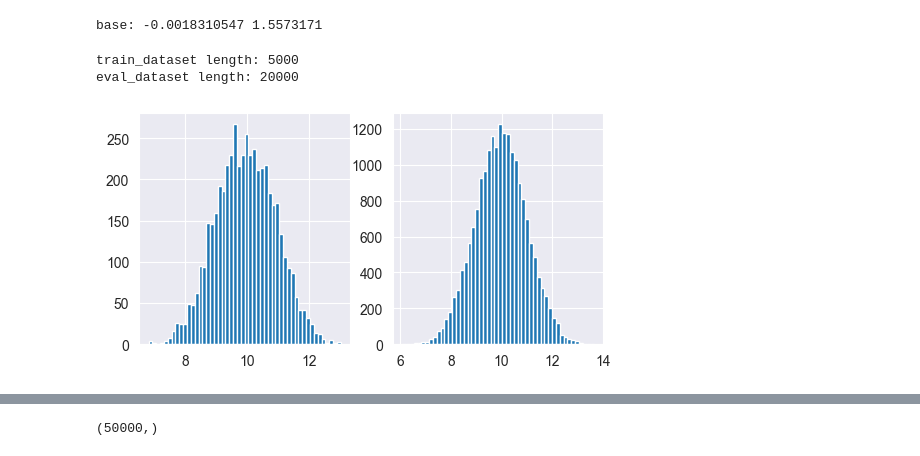
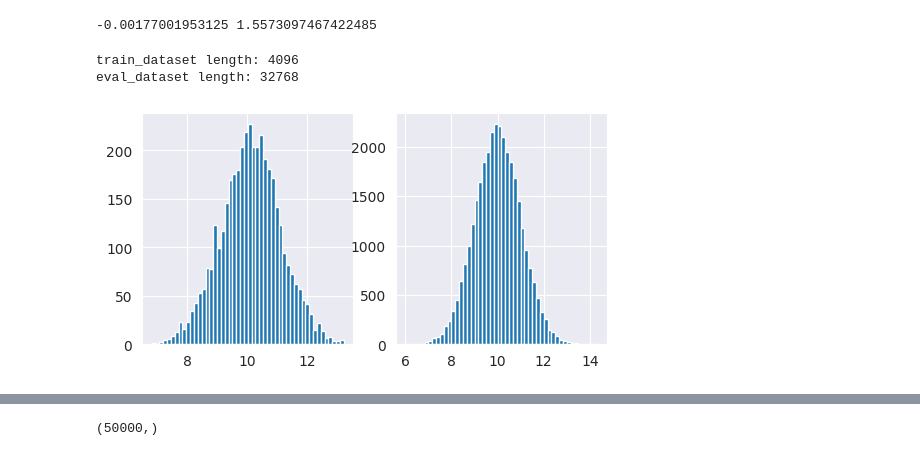
Before and after one commit to kkorolev1/mcmc-control-variates, a Jupyter notebook: diffcv.ipynb, the cells around one changed output, grey strips where cells are left out. Drawn from its saved outputs; the diff is of its cells as text; code cells hidden in the pictures.

```diff
--- a/diffcv.ipynb
+++ b/diffcv.ipynb
@@ -92,44 +99,44 @@ true pi(f) =  1010.000
 # %%
 rng, key = jax.random.split(rng)
-base_estimates = Estimator(fn, sampler)(key, estimator_config)
-print("base:", Estimator.bias(true_pi, base_estimates), Estimator.std(base_estimates))
+results["base"] = estimate(key, fn, estimator_config)
+print(results["base"]["bias"], results["base"]["std"])
 # %% [output]
-base: -0.0018310547 1.5573171
+-0.00177001953125 1.5573097467422485
 # %%
 data_config = DataConfig(
-    batch_size=256,
-    train_size=5_000,
-    eval_size=20_000,
+    batch_size=4096,
+    train_size=4096,
+    eval_size=32768,
 )
 
 train_dataloader = get_data_from_sampler(
     key,
     data_config.batch_size,
     sampler,
     total_samples=data_config.train_size,
     sampling_config=sampling_config,
 )
 print(f"train_dataset length: {len(train_dataloader.dataloader.dataset)}")
 
 eval_dataloader = get_data_from_sampler(
     key,
     data_config.batch_size,
     sampler,
     total_samples=data_config.eval_size,
     sampling_config=sampling_config,
 )
 print(f"eval_dataset length: {len(eval_dataloader.dataloader.dataset)}")
 
 plt.figure(figsize=(6, 3))
 plt.subplot(1, 2, 1)
 plt.hist(train_dataloader.dataloader.dataset[:, 0], bins=50)
 plt.subplot(1, 2, 2)
 plt.hist(eval_dataloader.dataloader.dataset[:, 0], bins=50)
 plt.show()
 # %% [output]
-train_dataset length: 5000
-eval_dataset length: 20000
+train_dataset length: 4096
+eval_dataset length: 32768
-[figure, old version]
+[figure, new version]
 # %%
 def get_model(key: jax.random.PRNGKey, in_size: int, model_config: ModelConfig):
     # key1, key2 = jax.random.split(key, 2)
```
Also changed, not shown: parts of 14 cells of this notebook, 5 other files.
